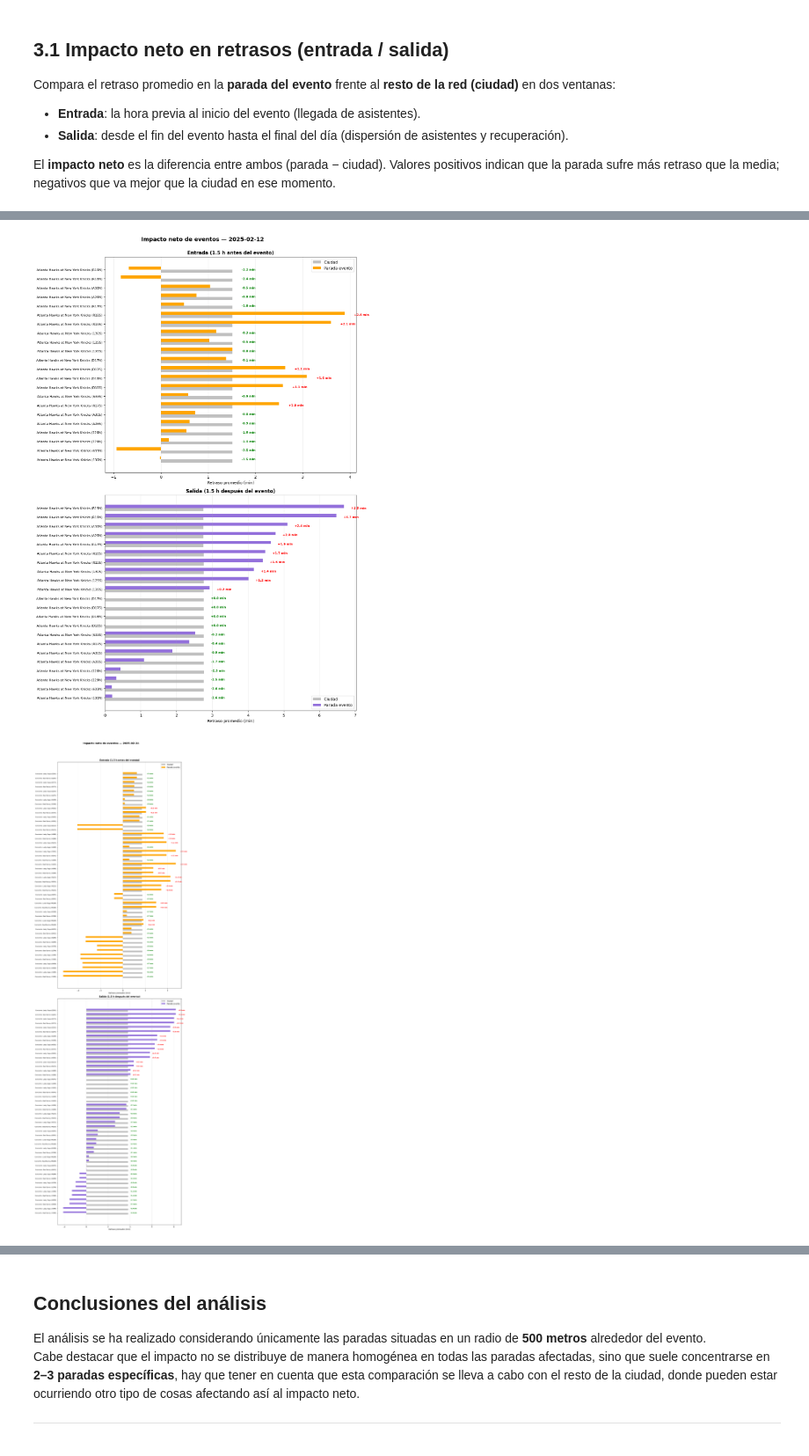
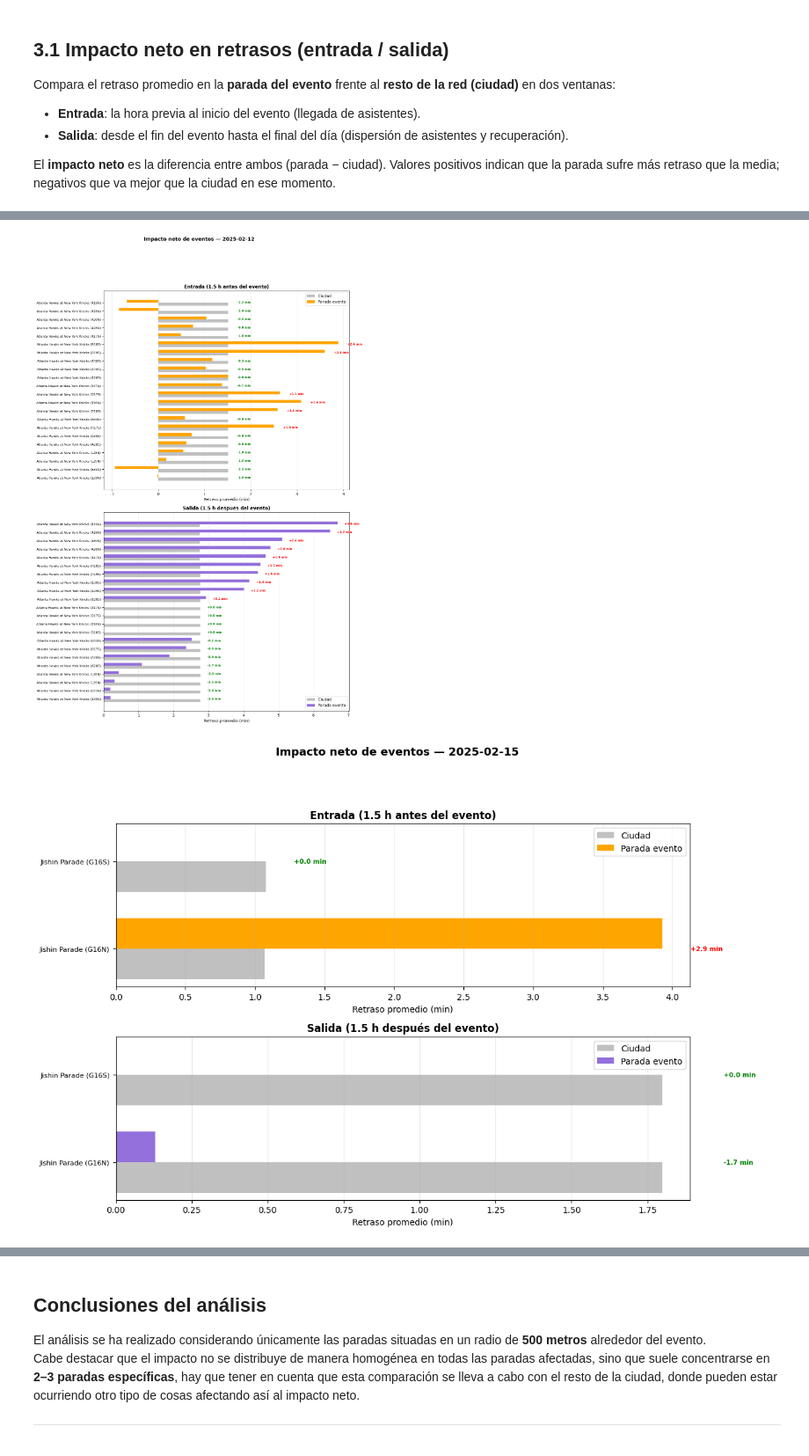
Before and after one commit to UCM-GIDIA-PD1/c2526-R5, a Jupyter notebook: notebooks/analisis_eventos.ipynb, the cells around one changed output, grey strips where cells are left out. Shown at 88% size. Saved outputs shown, nothing was run; the diff lists cells and outputs as text; code cells hidden in the pictures.

Commit message:
Finalizado analisis de eventos

```diff
--- a/notebooks/analisis_eventos.ipynb
+++ b/notebooks/analisis_eventos.ipynb
@@ -234,6 +193,9 @@ Compara el retraso promedio en la **parada del evento** frente al **resto de la
 
 El **impacto neto** es la diferencia entre ambos (parada − ciudad). Valores positivos indican que la parada sufre más retraso que la media; negativos que va mejor que la ciudad en ese momento.
 # %%
+# Excluir conciertos
+df_e_31 = df_e[df_e['tipo'] != 'Concierto'].reset_index(drop=True)
+
 import pandas as pd
 
 df_s['td_real'] = pd.to_timedelta(df_s['hora_real_hhmm'], errors='coerce')
@@ -241,7 +203,7 @@ df_s = df_s.dropna(subset=['td_real'])
 
 resumen_eventos = []
 
-for index, evento in df_e.iterrows():
+for index, evento in df_e_31.iterrows():
     nombre   = evento['nombre_evento']
     parada   = evento['stop_id']
     fecha    = evento['fecha_inicio']
@@ -252,14 +214,14 @@ for index, evento in df_e.iterrows():
     df_dia     = df_s[df_s['service_date'] == fecha]
     df_dia_sig = get_df_dia_sig(df_s, fecha)  # día siguiente por si la salida cruza medianoche
 
-    # ── Ventana entrada: [-1.5h, inicio] ──────────────────────────────────
+
     t0_ent = hora_inicio_td - pd.Timedelta(hours=1.5)
     t1_ent = hora_inicio_td
     trenes_entrada = filtrar_circular(df_dia, df_dia_sig, t0_ent, t1_ent)
     retraso_entrada_evento = trenes_entrada[trenes_entrada['stop_id'] == parada]['delay_minutes'].mean()
     retraso_entrada_resto  = trenes_entrada[trenes_entrada['stop_id'] != parada]['delay_minutes'].mean()
 
-    # ── Ventana salida: [fin, fin+1.5h] ───────────────────────────────────
+
     t0_sal = hora_salida_td
     t1_sal = hora_salida_td + pd.Timedelta(hours=1.5)
     trenes_salida = filtrar_circular(df_dia, df_dia_sig, t0_sal, t1_sal)
@@ -328,7 +294,7 @@ for fecha, df_dia_plot in df_impacto.groupby('Fecha'):
     ax2.set_yticks(y); ax2.set_yticklabels(etiquetas, fontsize=8)
     ax2.set_xlabel('Retraso promedio (min)'); ax2.legend(); ax2.grid(axis='x', alpha=0.3); ax2.invert_yaxis()
 
-    fig.suptitle(f'Impacto neto de eventos — {fecha}', fontsize=14, fontweight='bold')
-    fig.tight_layout(); fig.subplots_adjust(top=0.94)
+    fig.suptitle(f'Impacto neto de eventos — {fecha}', fontsize=13, fontweight='bold', y=1.0)
+    fig.tight_layout(rect=[0, 0, 1, 0.93])
     plt.show()
 # %% [output]
@@ -336,2 +302,2 @@ for fecha, df_dia_plot in df_impacto.groupby('Fecha'):
-[figure, old version]
+[figure, new version]
-[figure, old version]
+[figure, new version]
```
Also changed, not shown: parts of 22 cells of this notebook.
